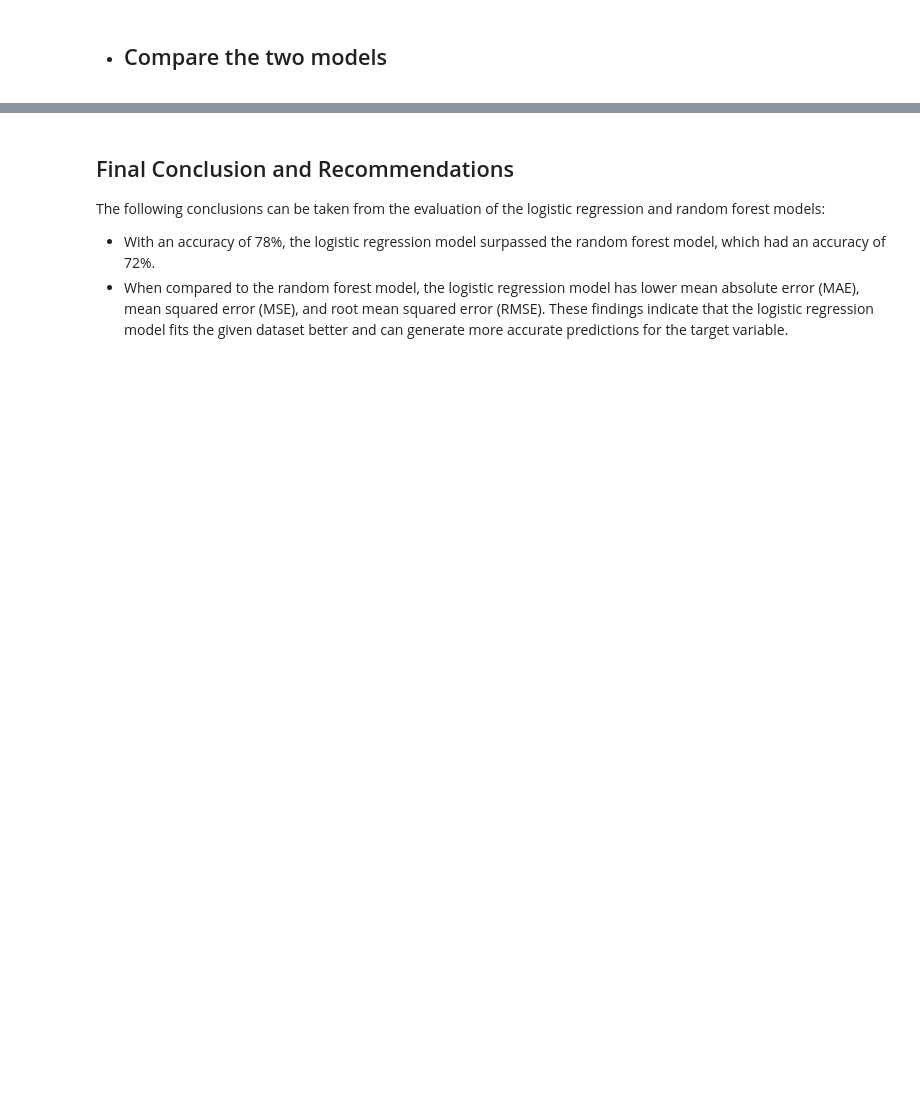
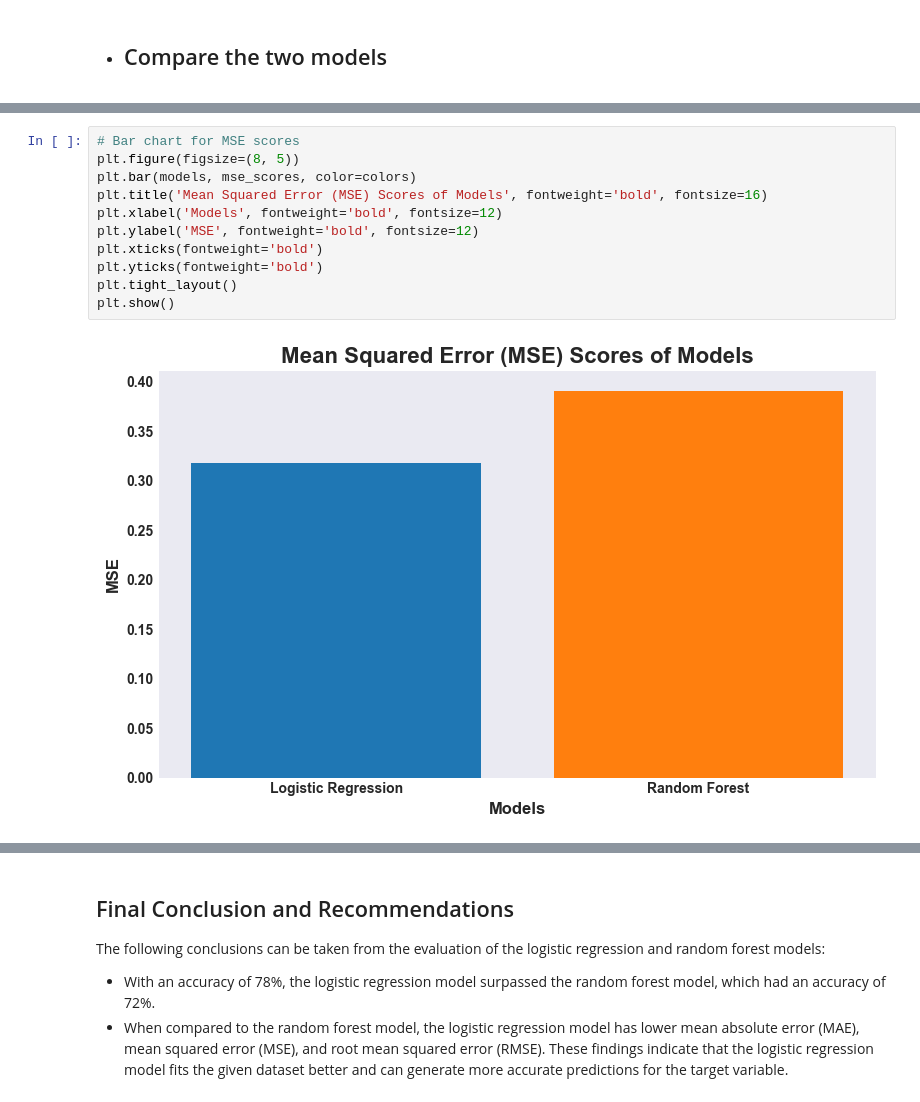
Before and after one commit to Tuwaiq-Data-Science-Bootcamp-V3/Bootcamp-Project-4-Machine-Learning, a Jupyter notebook: MLproject.ipynb, the cells around one changed output, grey strips where cells are left out. Drawn from its saved outputs; the diff is of its cells as text; blank space fills up the shorter version.

```diff
--- a/MLproject.ipynb
+++ b/MLproject.ipynb
@@ -512,0 +548,13 @@ Text(0.5, 1.0, 'Model Accuracy')
+# %%
+# Bar chart for MSE scores
+plt.figure(figsize=(8, 5))
+plt.bar(models, mse_scores, color=colors)
+plt.title('Mean Squared Error (MSE) Scores of Models', fontweight='bold', fontsize=16)
+plt.xlabel('Models', fontweight='bold', fontsize=12)
+plt.ylabel('MSE', fontweight='bold', fontsize=12)
+plt.xticks(fontweight='bold')
+plt.yticks(fontweight='bold')
+plt.tight_layout()
+plt.show()
+# %% [output]
+[figure, added]
```
Also changed, not shown: parts of 25 cells of this notebook.
